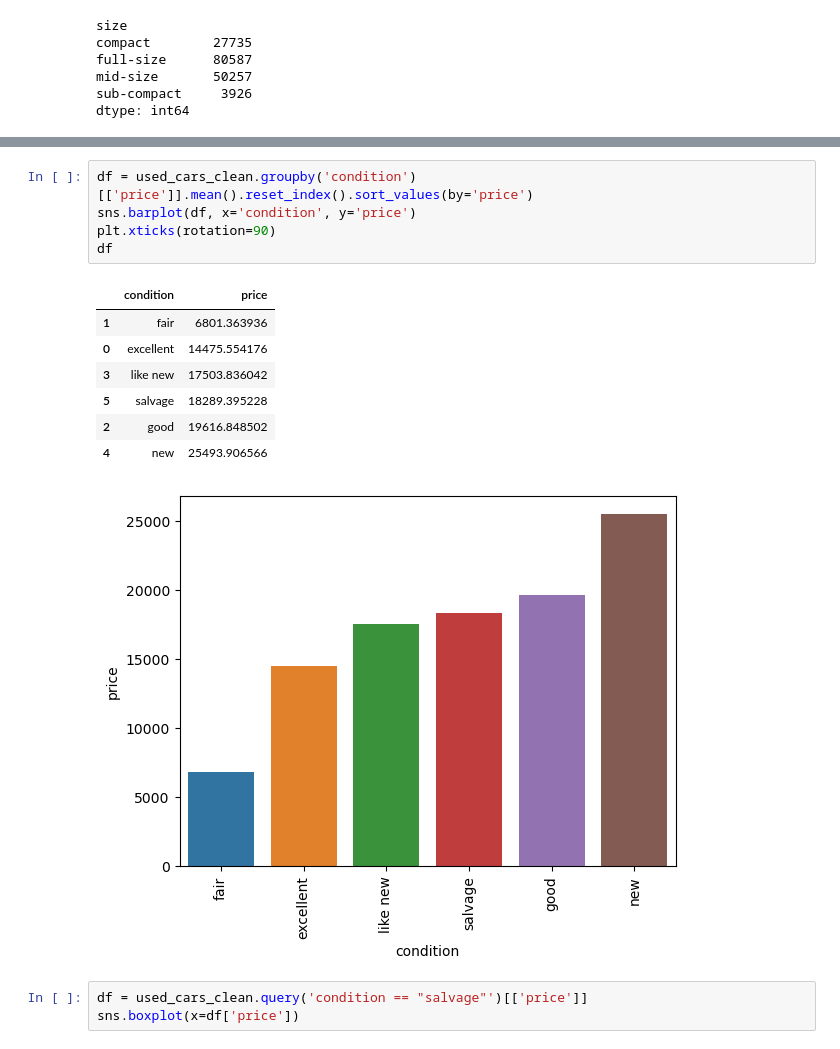
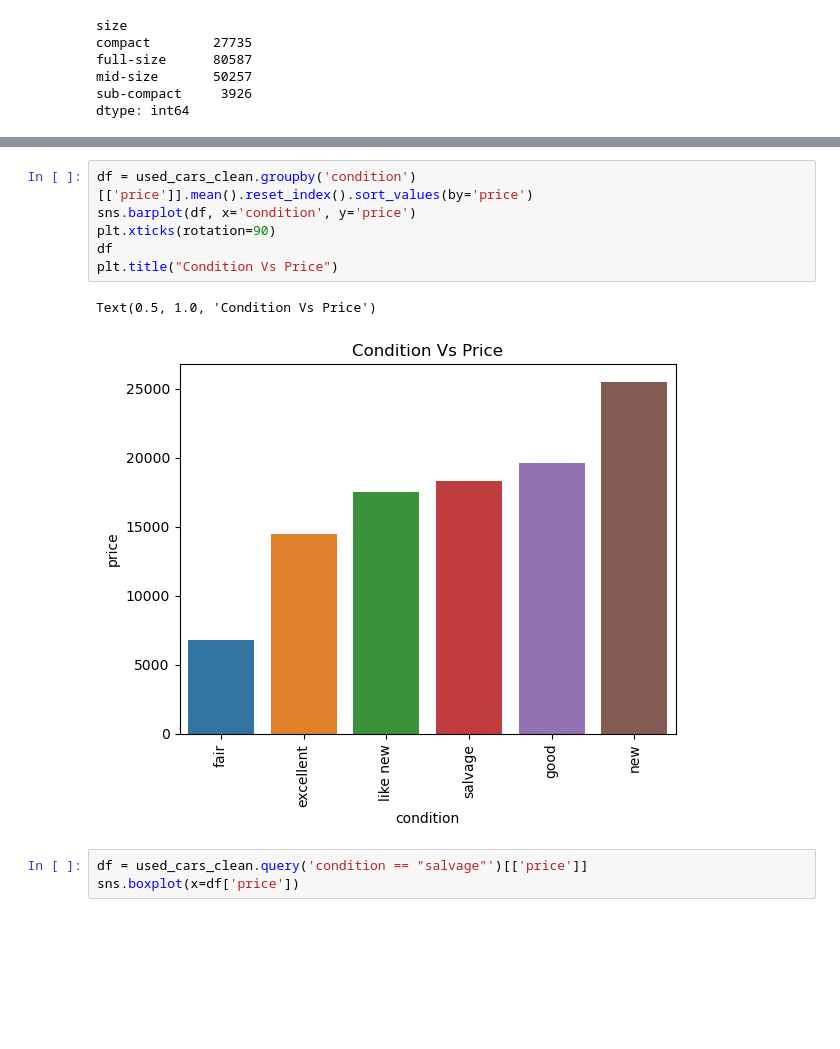
Before and after one commit to archana-rg/ml-practical-apps, a Jupyter notebook: used_car_price/used_car_price.ipynb, the cells around one changed output, grey strips where cells are left out. Saved outputs shown, nothing was run; the diff lists cells and outputs as text; blank space fills up the shorter version.

```diff
--- a/used_car_price/used_car_price.ipynb
+++ b/used_car_price/used_car_price.ipynb
@@ -939,17 +929,12 @@ df
 # %%
 df = used_cars_clean.groupby('condition')[['price']].mean().reset_index().sort_values(by='price')
 sns.barplot(df, x='condition', y='price')
 plt.xticks(rotation=90)
 df
+plt.title("Condition Vs Price")
 # %% [output]
-|  | condition | price |
-| 1 | fair | 6801.363936 |
-| 0 | excellent | 14475.554176 |
-| 3 | like new | 17503.836042 |
-| 5 | salvage | 18289.395228 |
-| 2 | good | 19616.848502 |
-| 4 | new | 25493.906566 |
+Text(0.5, 1.0, 'Condition Vs Price')
-[figure, old version]
+[figure, new version]
 # %%
 df = used_cars_clean.query('condition == "salvage"')[['price']]
 sns.boxplot(x=df['price'])
```
Also changed, not shown: parts of 19 cells of this notebook, 6 other files.
